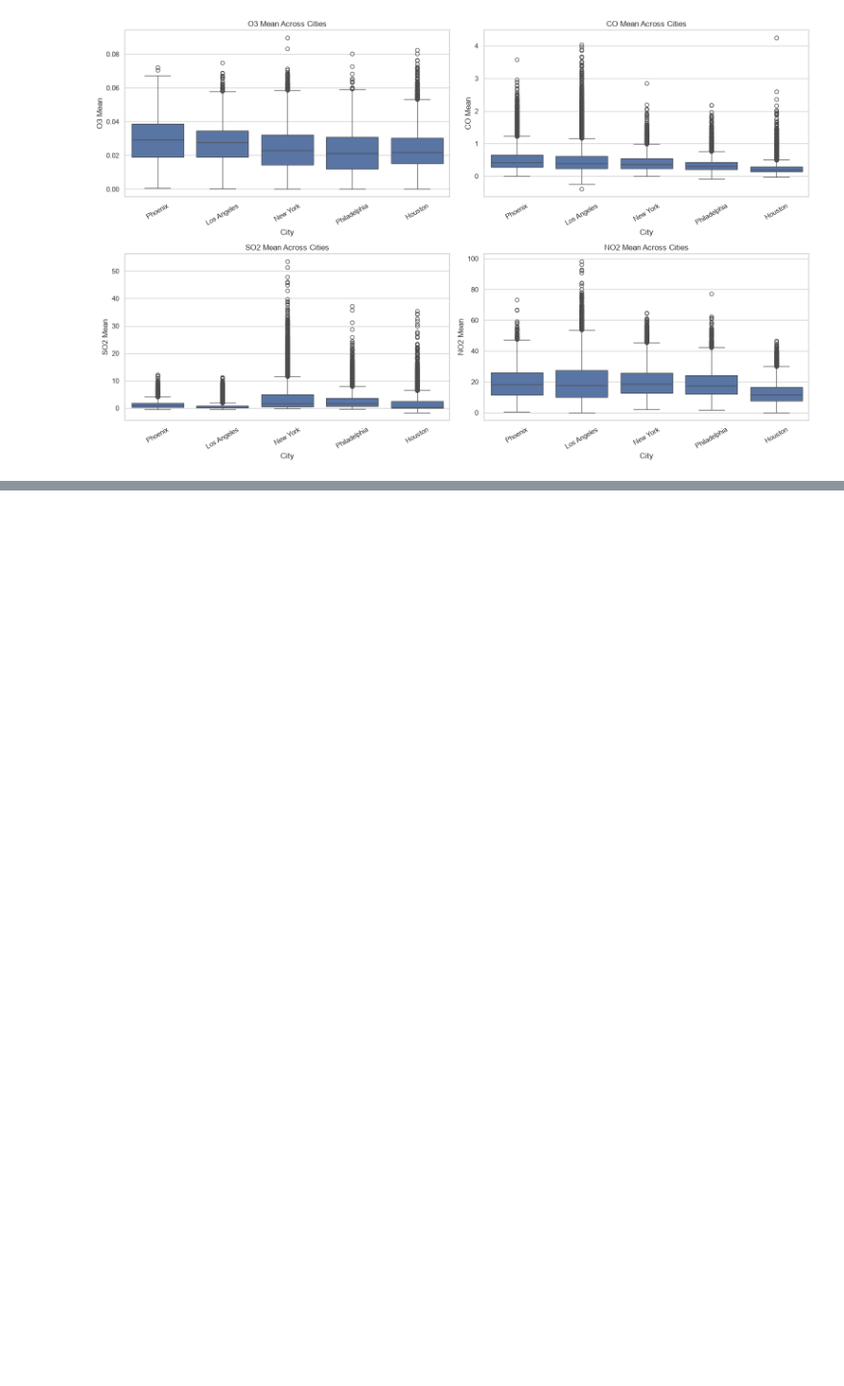
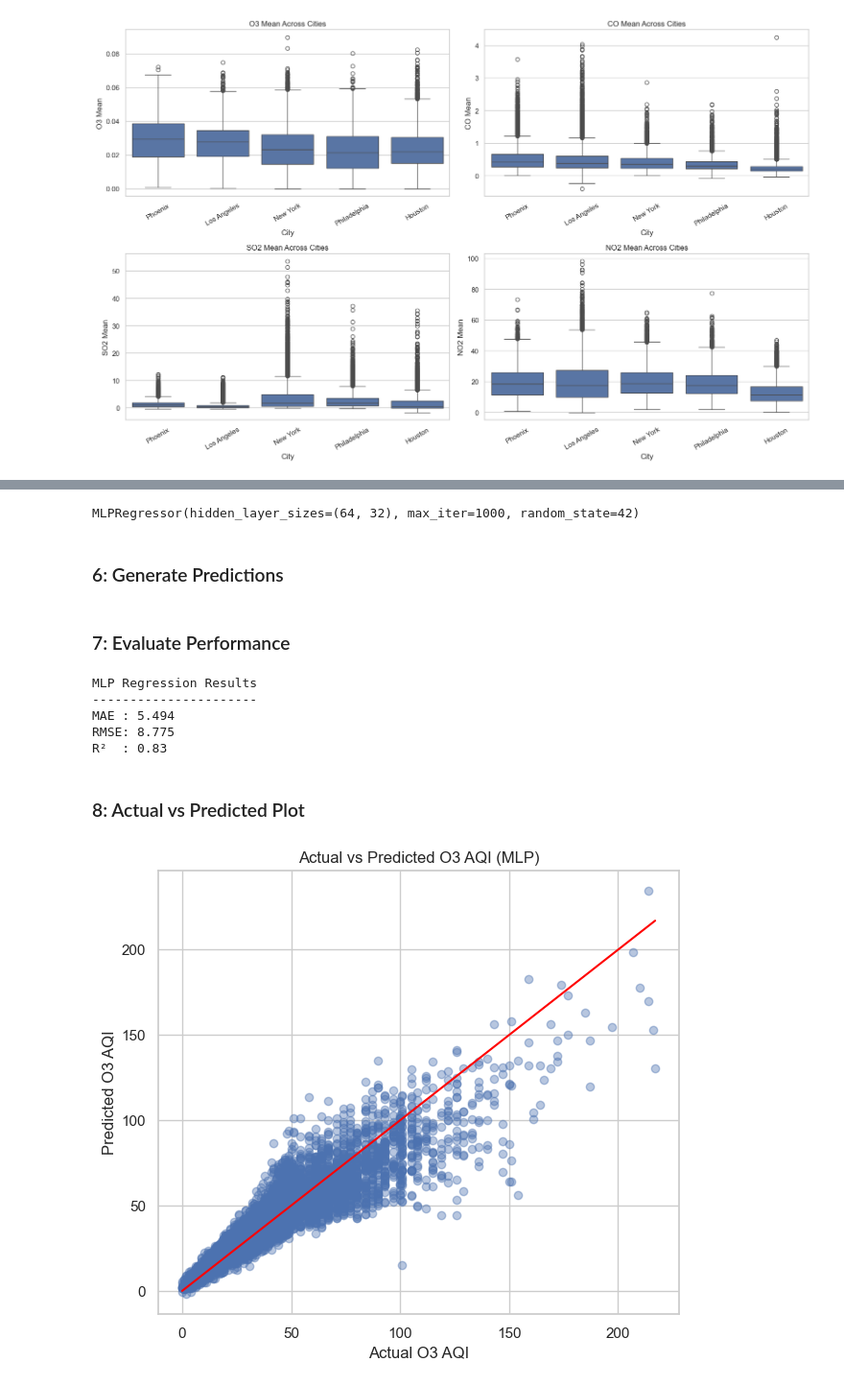
Before and after one commit to mellenpan/Machine-Learning-Project, a Jupyter notebook: pollution.ipynb, the cells around one changed output, grey strips where cells are left out. Shown at 96% size. Cells and saved outputs as stored; diff of their text form; code cells hidden in the pictures; blank space fills up the shorter version.

Commit message:
Added MLP Regressor Model for Baseline, Renamed Ridge Regression Notebook

```diff
--- a/pollution.ipynb
+++ b/pollution.ipynb
@@ -391,0 +445,5 @@ plt.show()
+# %%
+scaler = StandardScaler()
+
+X_train_scaled = scaler.fit_transform(X_train)
+X_test_scaled = scaler.transform(X_test)
@@ -391,0 +452,63 @@ plt.show()
+# %%
+mlp = MLPRegressor(
+    # Creates two hidden layers of 64 and 32 nuerons in both layers respectively
+    hidden_layer_sizes=(64, 32),
+    # Uses the ReLU activation function
+    activation="relu",
+    # Uses the Adam optimizer, the standard training algorithm for neural networks
+    solver="adam",
+    # Allows the model enough training iterations to converge
+    max_iter=1000,
+    random_state=42
+)
+
+mlp.fit(X_train_scaled, y_train)
+# %% [output]
+MLPRegressor(hidden_layer_sizes=(64, 32), max_iter=1000, random_state=42)
+# %% [markdown]
+### 6: Generate Predictions
+# %%
+y_pred = mlp.predict(X_test_scaled)
+# %% [markdown]
+### 7: Evaluate Performance
+# %%
+mse = mean_squared_error(y_test, y_pred)
+rmse = mse ** 0.5
+mae = mean_absolute_error(y_test, y_pred)
+r2 = r2_score(y_test, y_pred)
+
+print("MLP Regression Results")
+print("----------------------")
+print("MAE :", round(mae, 3))
+print("RMSE:", round(rmse, 3))
+print("R²  :", round(r2, 3))
+# %% [output]
+MLP Regression Results
+----------------------
+MAE : 5.494
+RMSE: 8.775
+R²  : 0.83
+# %% [markdown]
+### 8: Actual vs Predicted Plot
+# %%
+plt.figure(figsize=(7, 6))
+
+plt.scatter(
+    y_test,
+    y_pred,
+    alpha=0.4
+)
+
+plt.plot(
+    [y_test.min(), y_test.max()],
+    [y_test.min(), y_test.max()],
+    color="red"
+)
+
+plt.xlabel("Actual O3 AQI")
+plt.ylabel("Predicted O3 AQI")
+plt.title("Actual vs Predicted O3 AQI (MLP)")
+
+plt.show()
+# %% [output]
+[figure, added]
```
Also changed, not shown: parts of 12 cells of this notebook, 1 other file.
